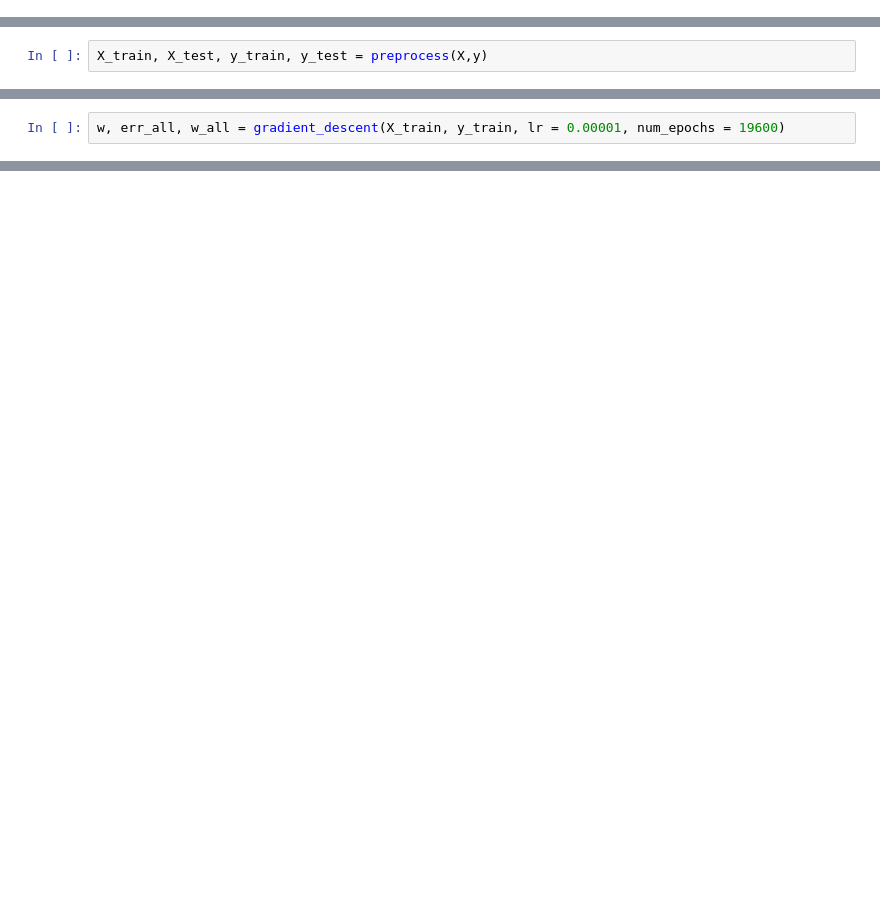
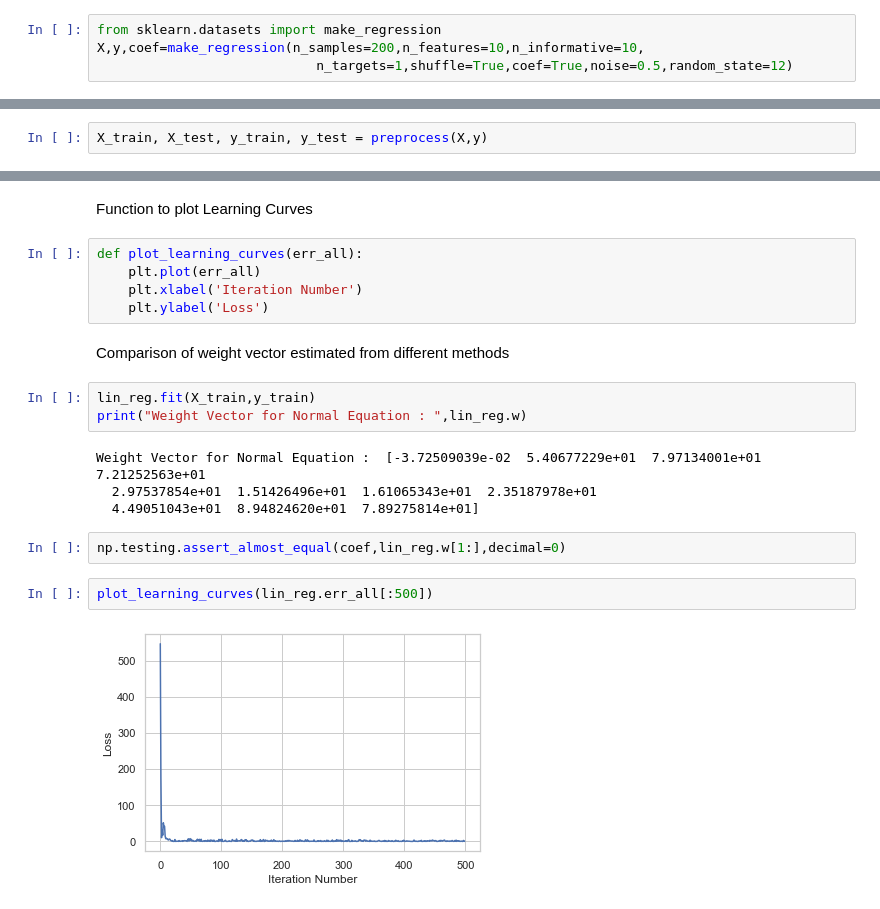
Before and after one commit to Pranav-Balakrishnan/Basic-Machine-Learning, a Jupyter notebook: Linear Regression.ipynb, the cells around one changed output, grey strips where cells are left out. Saved outputs shown, nothing was run; the diff lists cells and outputs as text; blank space fills up the shorter version.

Commit message:
Linear Regression

```diff
--- a/Linear Regression.ipynb
+++ b/Linear Regression.ipynb
@@ -33,0 +146,4 @@ def preprocess(X,y):
+# %%
+from sklearn.datasets import make_regression
+X,y,coef=make_regression(n_samples=200,n_features=10,n_informative=10,
+                            n_targets=1,shuffle=True,coef=True,noise=0.5,random_state=12)
@@ -110,2 +159,0 @@ def gradient_descent(X:np.ndarray,y:np.ndarray, lr:float, num_epochs:int):
-# %%
-w, err_all, w_all = gradient_descent(X_train, y_train, lr = 0.00001, num_epochs = 19600)
@@ -129,0 +160,22 @@ Iteration: 19500, loss: 3.41
+# %% [markdown]
+Function to plot Learning Curves
+# %%
+def plot_learning_curves(err_all):
+    plt.plot(err_all)
+    plt.xlabel('Iteration Number')
+    plt.ylabel('Loss')
+# %% [markdown]
+Comparison of weight vector estimated from different methods
+# %%
+lin_reg.fit(X_train,y_train)
+print("Weight Vector for Normal Equation : ",lin_reg.w)
+# %% [output]
+Weight Vector for Normal Equation :  [-3.72509039e-02  5.40677229e+01  7.97134001e+01  7.21252563e+01
+  2.97537854e+01  1.51426496e+01  1.61065343e+01  2.35187978e+01
+  4.49051043e+01  8.94824620e+01  7.89275814e+01]
+# %%
+np.testing.assert_almost_equal(coef,lin_reg.w[1:],decimal=0)
+# %%
+plot_learning_curves(lin_reg.err_all[:500])
+# %% [output]
+[figure, added]
```
Also changed, not shown: parts of 42 cells of this notebook.
